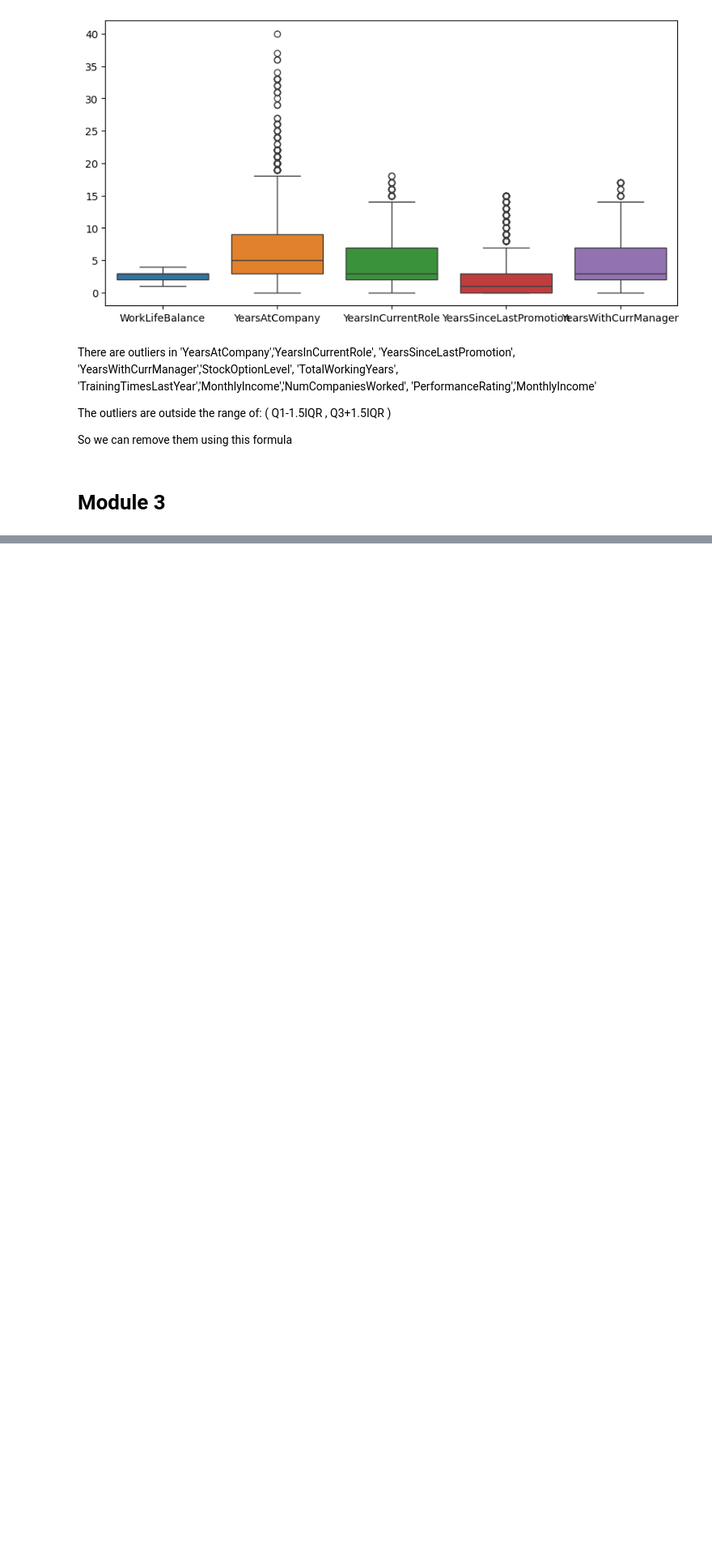
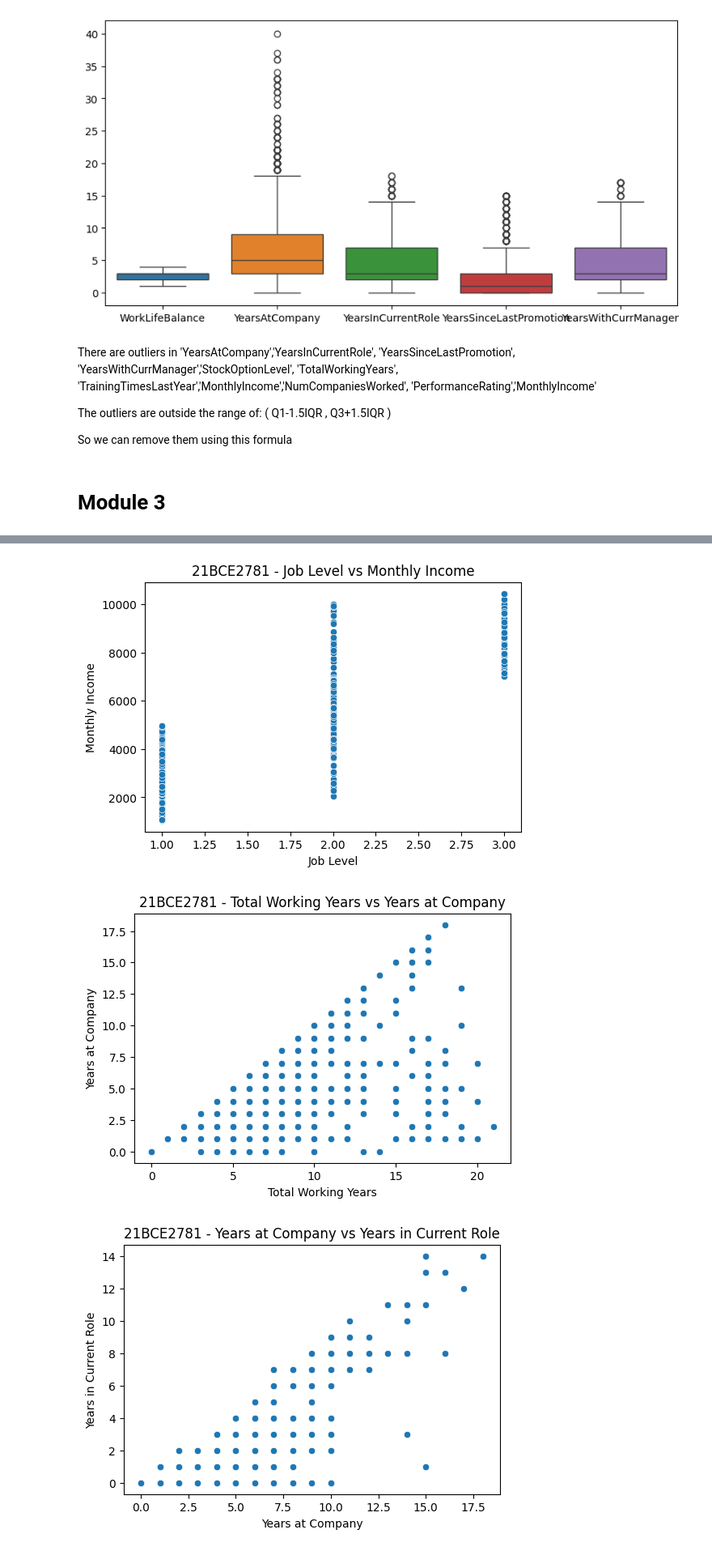
Before and after one commit to Shweta21BCE2781/BCSE331L-EDA, a Jupyter notebook: 21BCE2781.ipynb, the cells around one changed output, grey strips where cells are left out. Shown at 81% size. Cells and saved outputs as stored; diff of their text form; code cells hidden in the pictures; blank space fills up the shorter version.

```diff
--- a/21BCE2781.ipynb
+++ b/21BCE2781.ipynb
@@ -253,0 +408,36 @@ for col in columns:
+# %%
+# Job Level vs Monthly Income
+plt.figure(figsize=(6, 4))
+sns.scatterplot(x=df["JobLevel"], y=df["MonthlyIncome"])
+plt.title("21BCE2781 - Job Level vs Monthly Income")
+plt.xlabel("Job Level")
+plt.ylabel("Monthly Income")
+plt.show()
+
+# Total Working Years vs Years at Company
+plt.figure(figsize=(6, 4))
+sns.scatterplot(x=df["TotalWorkingYears"], y=df["YearsAtCompany"])
+plt.title("21BCE2781 - Total Working Years vs Years at Company")
+plt.xlabel("Total Working Years")
+plt.ylabel("Years at Company")
+plt.show()
+
+# Years at Company vs Years in Current Role
+plt.figure(figsize=(6, 4))
+sns.scatterplot(x=df["YearsAtCompany"], y=df["YearsInCurrentRole"])
+plt.title("21BCE2781 - Years at Company vs Years in Current Role")
+plt.xlabel("Years at Company")
+plt.ylabel("Years in Current Role")
+plt.show()
+
+# Years at Company vs Years with Current Manager
+plt.figure(figsize=(6, 4))
+sns.scatterplot(x=df["YearsAtCompany"], y=df["YearsWithCurrManager"])
+plt.title("21BCE2781 - Years at Company vs Years with Current Manager")
+plt.xlabel("Years at Company")
+plt.ylabel("Years with Current Manager")
+plt.show()
+# %% [output]
+[figure, added]
+[figure, added]
+[figure, added]
```
Also changed, not shown: parts of 27 cells of this notebook.
